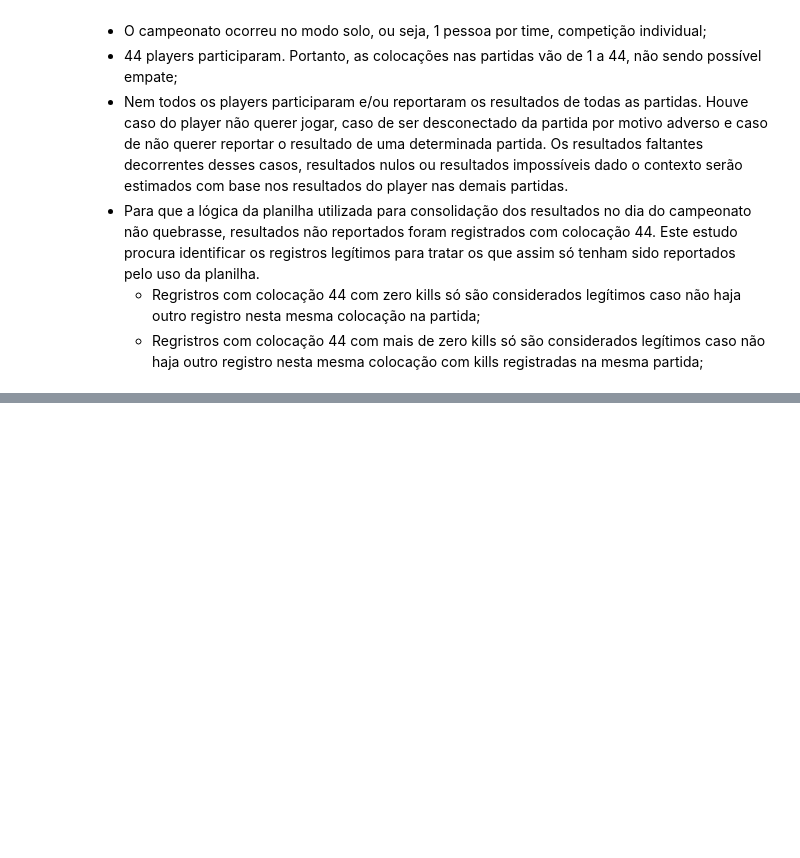
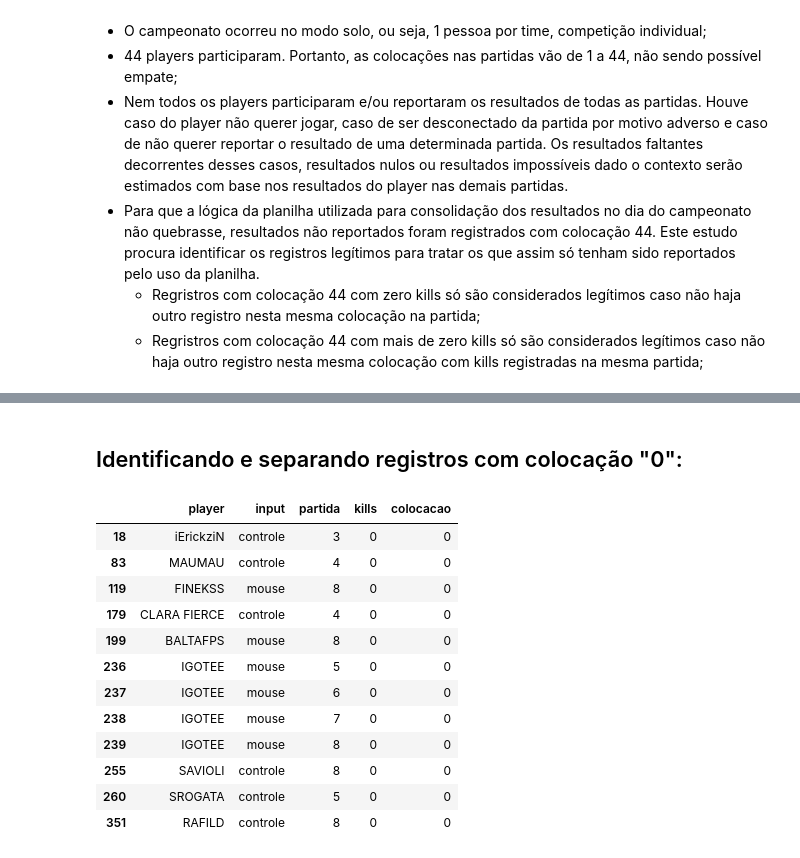
Before and after one commit to GodoyLucas/king_of_rebirth, a Jupyter notebook: King_of_Rebirth.ipynb, the cells around one changed output, grey strips where cells are left out. Cells and saved outputs as stored; diff of their text form; code cells hidden in the pictures; blank space fills up the shorter version.

```diff
--- a/King_of_Rebirth.ipynb
+++ b/King_of_Rebirth.ipynb
@@ -796,0 +127,19 @@ players_a_serem_tratados_partida_8
+# %% [markdown]
+## Identificando e separando registros com colocação "0":
+# %%
+registros_com_colocacao_0 = final.query('colocacao == 0')
+registros_com_colocacao_0
+# %% [output]
+|  | player | input | partida | kills | colocacao |
+| 18 | iErickziN | controle | 3 | 0 | 0 |
+| 83 | MAUMAU | controle | 4 | 0 | 0 |
+| 119 | FINEKSS | mouse | 8 | 0 | 0 |
+| 179 | CLARA FIERCE | controle | 4 | 0 | 0 |
+| 199 | BALTAFPS | mouse | 8 | 0 | 0 |
+| 236 | IGOTEE | mouse | 5 | 0 | 0 |
+| 237 | IGOTEE | mouse | 6 | 0 | 0 |
+| 238 | IGOTEE | mouse | 7 | 0 | 0 |
+| 239 | IGOTEE | mouse | 8 | 0 | 0 |
+| 255 | SAVIOLI | controle | 8 | 0 | 0 |
+| 260 | SROGATA | controle | 5 | 0 | 0 |
+| 351 | RAFILD | controle | 8 | 0 | 0 |
```
Also changed, not shown: parts of 160 cells of this notebook.
